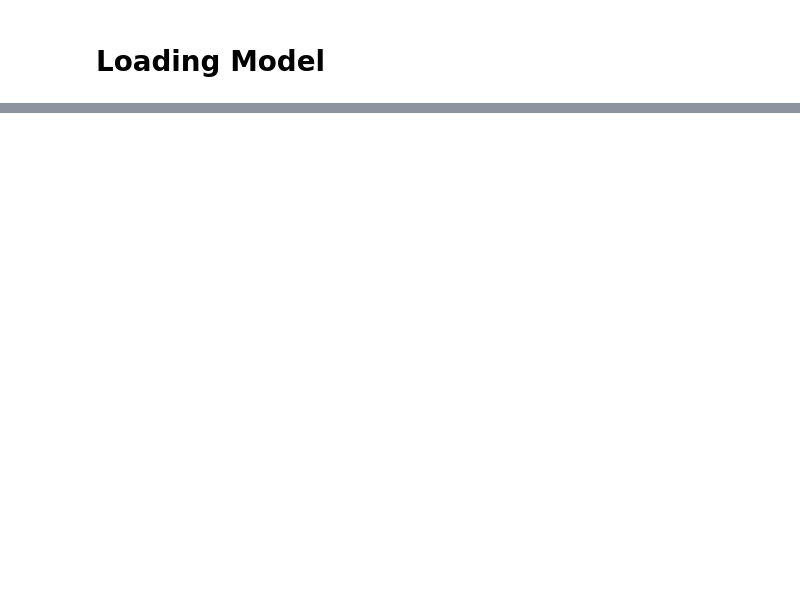
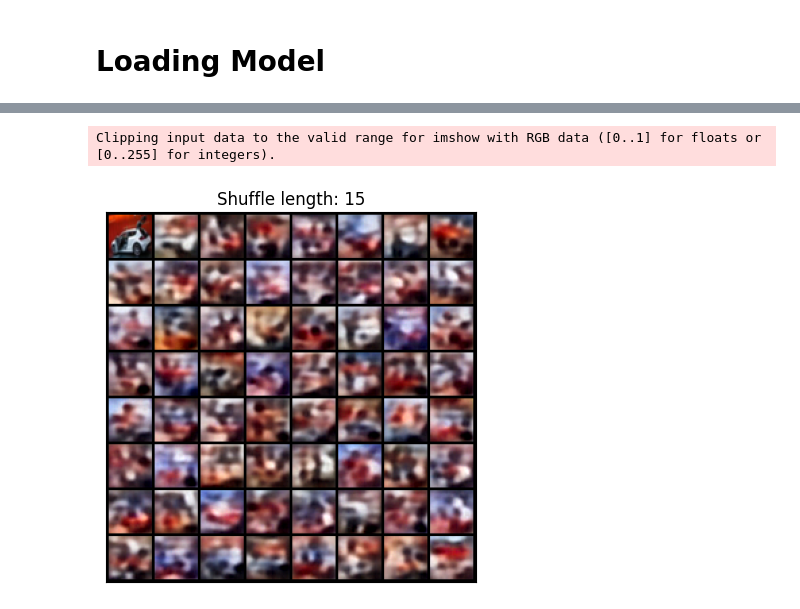
Before and after one commit to NazirNayal8/PyTorch-VAE, a Jupyter notebook: notebooks/proxy_ood.ipynb, the cells around one changed output, grey strips where cells are left out. Saved outputs shown, nothing was run; the diff lists cells and outputs as text; code cells hidden in the pictures; blank space fills up the shorter version.

```diff
--- a/notebooks/proxy_ood.ipynb
+++ b/notebooks/proxy_ood.ipynb
@@ -50,0 +110,16 @@ VAEXperiment(
+# %%
+images = [x + 0.5]
+shuffle_len = 15
+
+for i in range(8 * 8 - 1):
+
+    indices = get_codebook_indices(model.model, x)
+    indices_shuffled = apply_random_shuffle(indices, num_tokens_h * num_tokens_w, shuffle_len=shuffle_len)
+    images.append(decode_indices(model.model, indices_shuffled, "cuda", (1, num_tokens_h, num_tokens_w, hparams.MODEL.EMBEDDING_DIM)).squeeze() + 0.5)
+
+grid = make_grid(images, nrow=8)
+
+show_image(grid, title=f"Shuffle length: {shuffle_len}")
+# %% [output]
+Clipping input data to the valid range for imshow with RGB data ([0..1] for floats or [0..255] for integers).
+[figure, added]
```
Also changed, not shown: parts of 27 cells of this notebook, 14 other files.
